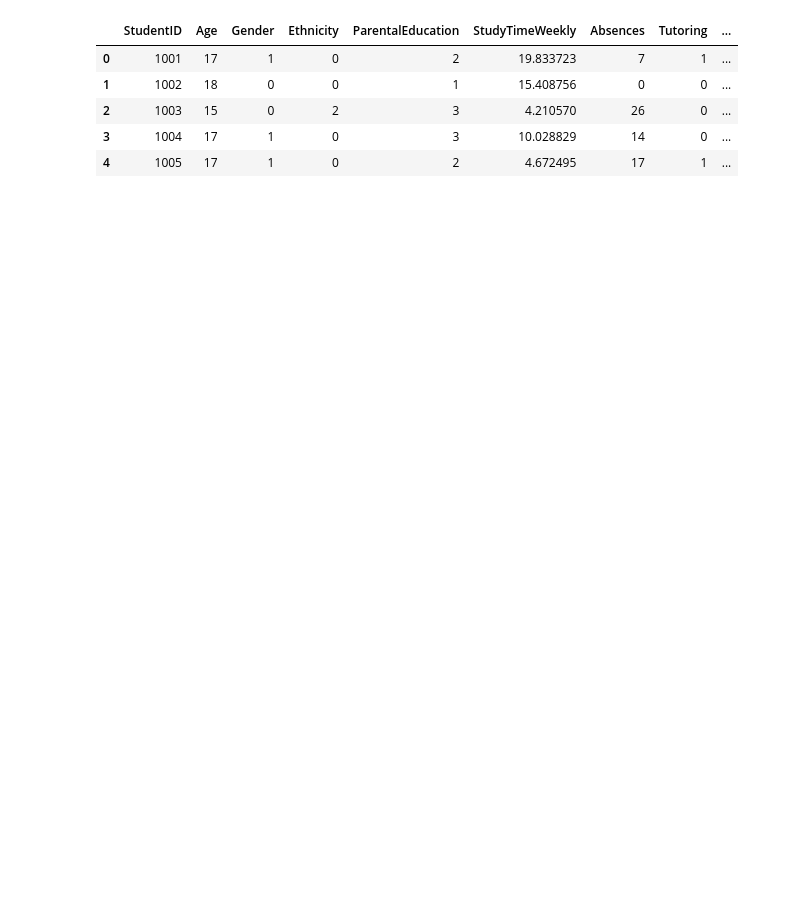
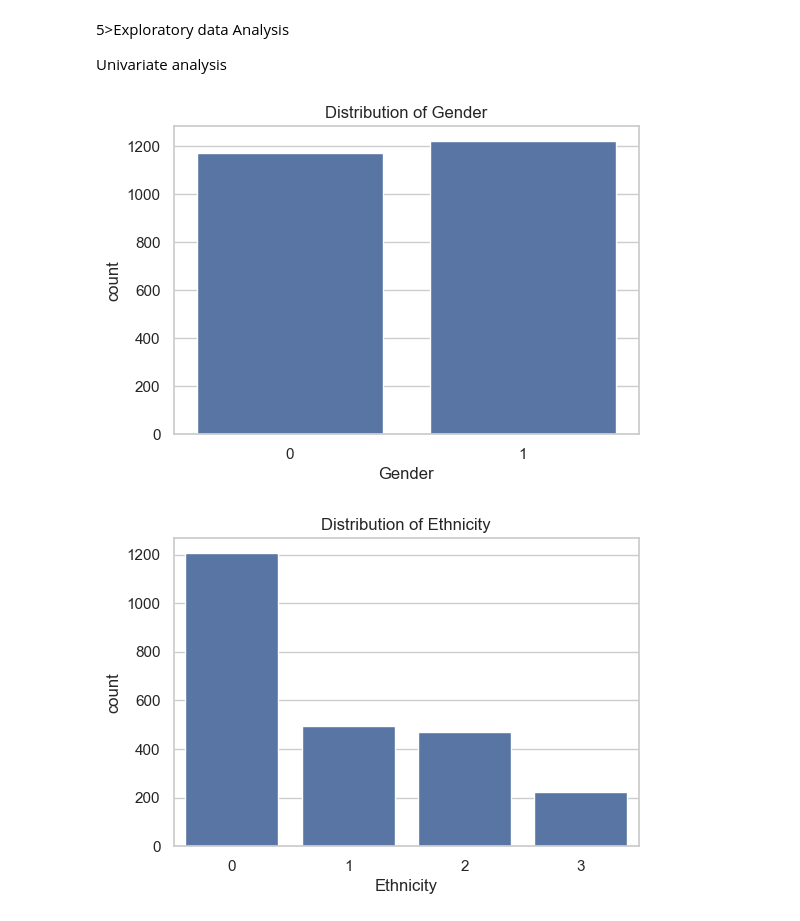
Before and after one commit to AnnMariDB/MLG382-Projects, a Jupyter notebook: MLG382Project1/Group E_MLG382_GuidedProject.ipynb, the cells around one changed output. Drawn from its saved outputs; the diff is of its cells as text; code cells hidden in the pictures; blank space fills up the shorter version.

Commit message:
Analylising data

```diff
--- a/MLG382Project1/Group E_MLG382_GuidedProject.ipynb
+++ b/MLG382Project1/Group E_MLG382_GuidedProject.ipynb
@@ -1,2 +1,12 @@
 # %%
+# Section 1: Import Libraries
 import pandas as pd
+import numpy as np
+import matplotlib.pyplot as plt
+import seaborn as sns
+from sklearn.metrics import classification_report, confusion_matrix, accuracy_score
+sns.set(style="whitegrid")
+
+# Section 2: Load Dataset
+df = pd.read_csv("Student_performance_data .csv")  # update path as needed
+df.head()
@@ -3,11 +20,17 @@ import pandas as pd
+# %% [markdown]
+5>Exploratory data Analysis
+
+Univariate analysis
 # %%
-file_path = r"Student_performance_data .csv"
-df = pd.read_csv(file_path)
-df.head()
+# Categorical variables distribution
+categorical_cols = ['Gender', 'Ethnicity', 'ParentalEducation', 'ParentalSupport',
+                    'Tutoring', 'Extracurricular', 'Sports', 'Music', 'Volunteering']
+
+for col in categorical_cols:
+    plt.figure(figsize=(6,4))
+    sns.countplot(x=col, data=df)
+    plt.title(f'Distribution of {col}')
+    plt.show()
 # %% [output]
-|  | StudentID | Age | Gender | Ethnicity | ParentalEducation | StudyTimeWeekly | Absences | Tutoring | ... |
-| 0 | 1001 | 17 | 1 | 0 | 2 | 19.833723 | 7 | 1 | ... |
-| 1 | 1002 | 18 | 0 | 0 | 1 | 15.408756 | 0 | 0 | ... |
-| 2 | 1003 | 15 | 0 | 2 | 3 | 4.210570 | 26 | 0 | ... |
-| 3 | 1004 | 17 | 1 | 0 | 3 | 10.028829 | 14 | 0 | ... |
-| 4 | 1005 | 17 | 1 | 0 | 2 | 4.672495 | 17 | 1 | ... |
+[figure, added]
+[figure, added]
```
Also changed, not shown: parts of 3 cells of this notebook.
